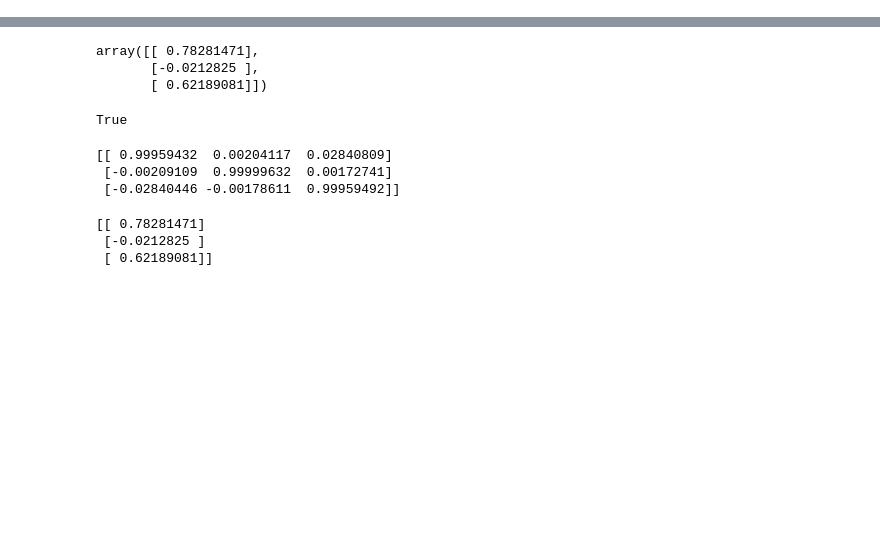
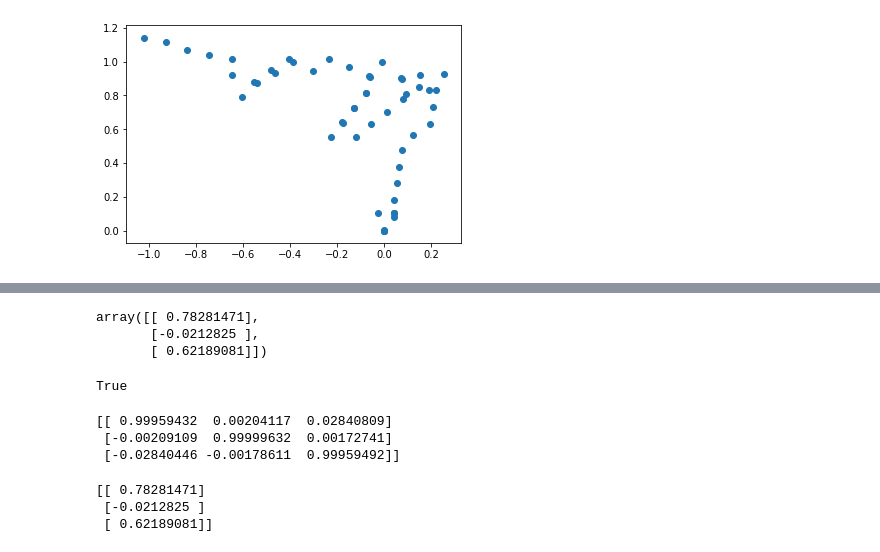
Before and after one commit to ShafeekSaleem/RobotLocalization, a Jupyter notebook: src/_main_.ipynb, the cells around one changed output, grey strips where cells are left out. Saved outputs shown, nothing was run; the diff lists cells and outputs as text; code cells hidden in the pictures; blank space fills up the shorter version.

```diff
--- a/src/_main_.ipynb
+++ b/src/_main_.ipynb
@@ -67,0 +87,4 @@ True
+# %%
+p=np.round(p,2)
+# %%
+p=p/10
@@ -67,0 +146,5 @@ True
+# %%
+plt.scatter(x, y)
+plt.show()
+# %% [output]
+[figure, added]
```
Also changed, not shown: parts of 33 cells of this notebook, 1 other file.
